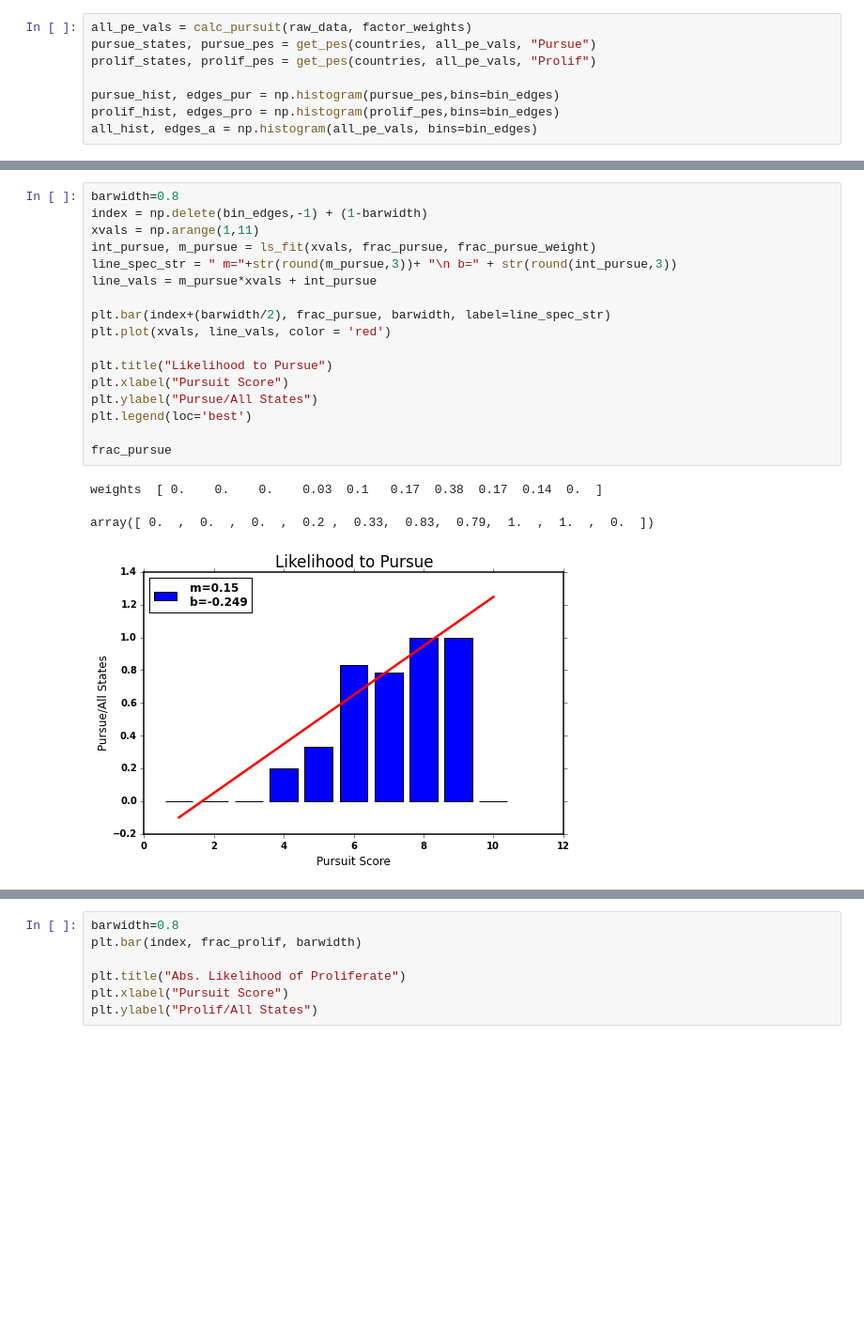
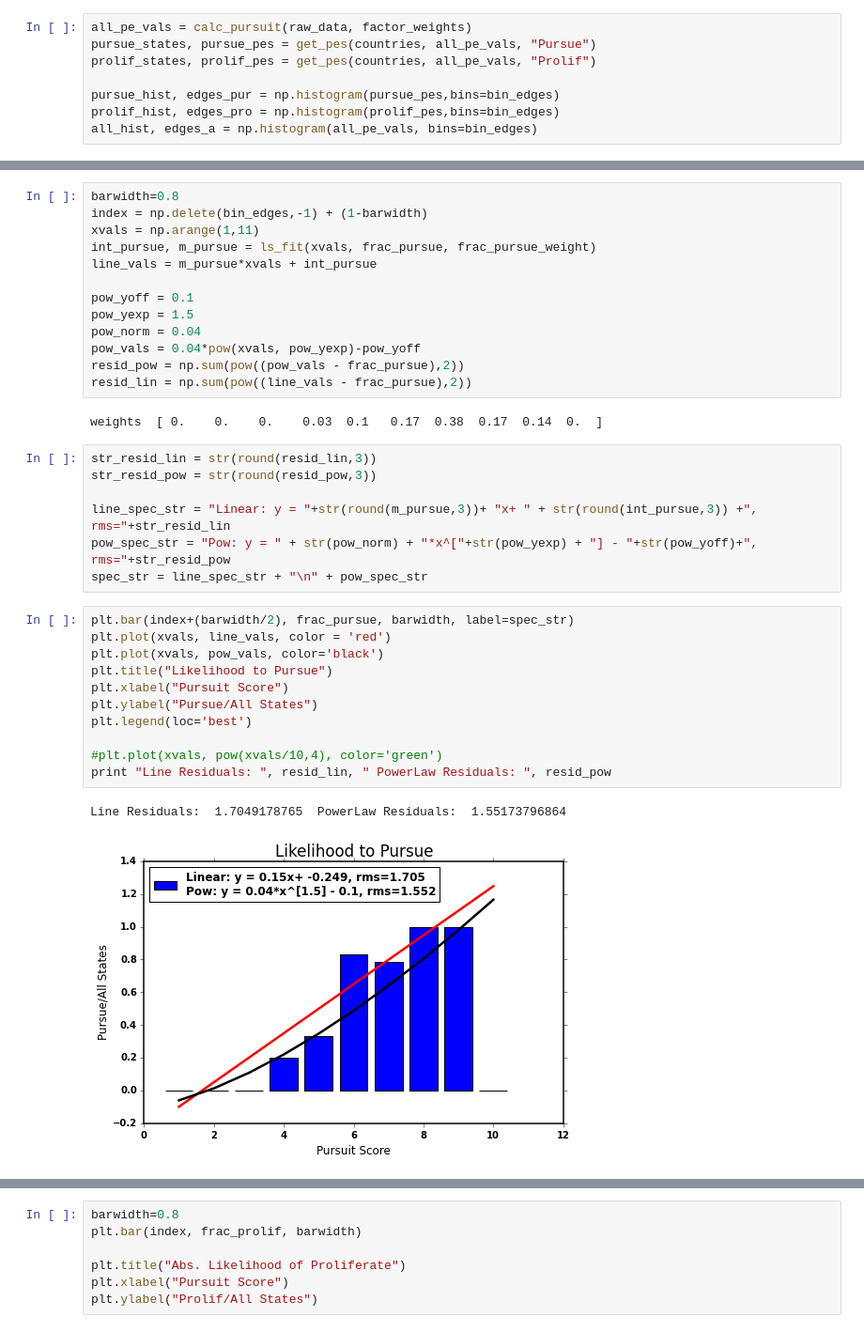
Before and after one commit to CNERG/historical_prolif, a Jupyter notebook: Historical_benchmark.ipynb, the cells around one changed output, grey strips where cells are left out. Shown: that part at 94% size. Saved outputs shown, nothing was run; the diff lists cells and outputs as text; blank space fills up the shorter version.

```diff
--- a/Historical_benchmark.ipynb
+++ b/Historical_benchmark.ipynb
@@ -89,24 +94,39 @@ frac_pursue_weight = pursue_hist/denom_pursue
 
 denom_succ = np.full(len(prolif_pursue),prolif_pursue.sum())
 frac_succ_weight = prolif_pursue/denom_succ
+# %%
+barwidth=0.8
+index = np.delete(bin_edges,-1) + (1-barwidth)
+xvals = np.arange(1,11)
+int_pursue, m_pursue = ls_fit(xvals, frac_pursue, frac_pursue_weight)
+line_vals = m_pursue*xvals + int_pursue
+
+pow_yoff = 0.1
+pow_yexp = 1.5
+pow_norm = 0.04
+pow_vals = 0.04*pow(xvals, pow_yexp)-pow_yoff
+resid_pow = np.sum(pow((pow_vals - frac_pursue),2))
+resid_lin = np.sum(pow((line_vals - frac_pursue),2))
+# %% [output]
+weights  [ 0.    0.    0.    0.03  0.1   0.17  0.38  0.17  0.14  0.  ]
+# %%
+str_resid_lin = str(round(resid_lin,3))
+str_resid_pow = str(round(resid_pow,3))
+
+line_spec_str = "Linear: y = "+str(round(m_pursue,3))+ "x+ " + str(round(int_pursue,3)) +", rms="+str_resid_lin
+pow_spec_str = "Pow: y = " + str(pow_norm) + "*x^["+str(pow_yexp) + "] - "+str(pow_yoff)+", rms="+str_resid_pow
+spec_str = line_spec_str + "\n" + pow_spec_str
 # %%
-barwidth=0.8
-index = np.delete(bin_edges,-1) + (1-barwidth)
-xvals = np.arange(1,11)
-int_pursue, m_pursue = ls_fit(xvals, frac_pursue, frac_pursue_weight)
-line_spec_str = " m="+str(round(m_pursue,3))+ "\n b=" + str(round(int_pursue,3))
-line_vals = m_pursue*xvals + int_pursue
-
-plt.bar(index+(barwidth/2), frac_pursue, barwidth, label=line_spec_str)
+plt.bar(index+(barwidth/2), frac_pursue, barwidth, label=spec_str)
 plt.plot(xvals, line_vals, color = 'red')
-
+plt.plot(xvals, pow_vals, color='black')
 plt.title("Likelihood to Pursue")
 plt.xlabel("Pursuit Score")
 plt.ylabel("Pursue/All States")
 plt.legend(loc='best')
 
-frac_pursue
+#plt.plot(xvals, pow(xvals/10,4), color='green')
+print "Line Residuals: ", resid_lin, " PowerLaw Residuals: ", resid_pow
 # %% [output]
-weights  [ 0.    0.    0.    0.03  0.1   0.17  0.38  0.17  0.14  0.  ]
+Line Residuals:  1.7049178765  PowerLaw Residuals:  1.55173796864
-array([ 0.  ,  0.  ,  0.  ,  0.2 ,  0.33,  0.83,  0.79,  1.  ,  1.  ,  0.  ])
-[figure, old version]
+[figure, new version]
```
Also changed, not shown: parts of 7 cells of this notebook.
